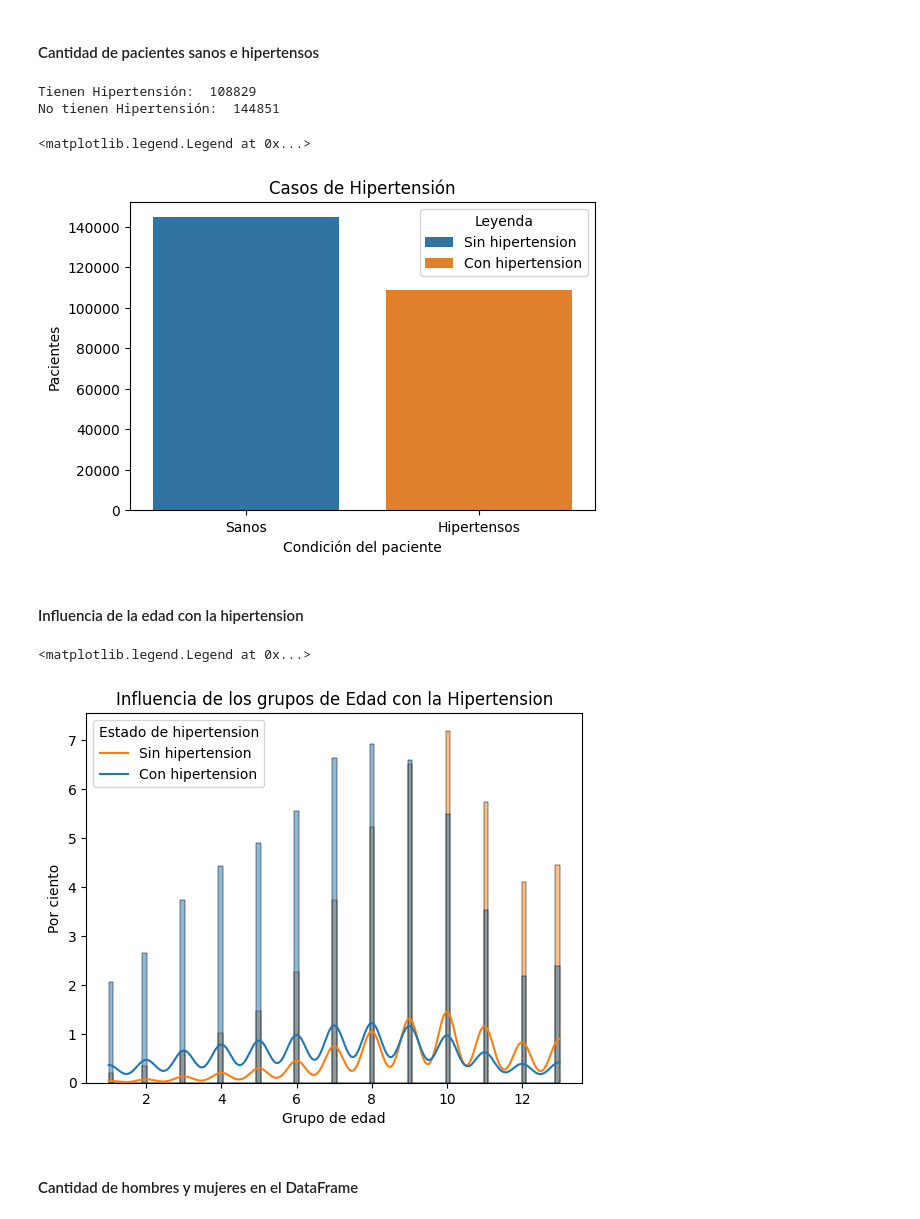
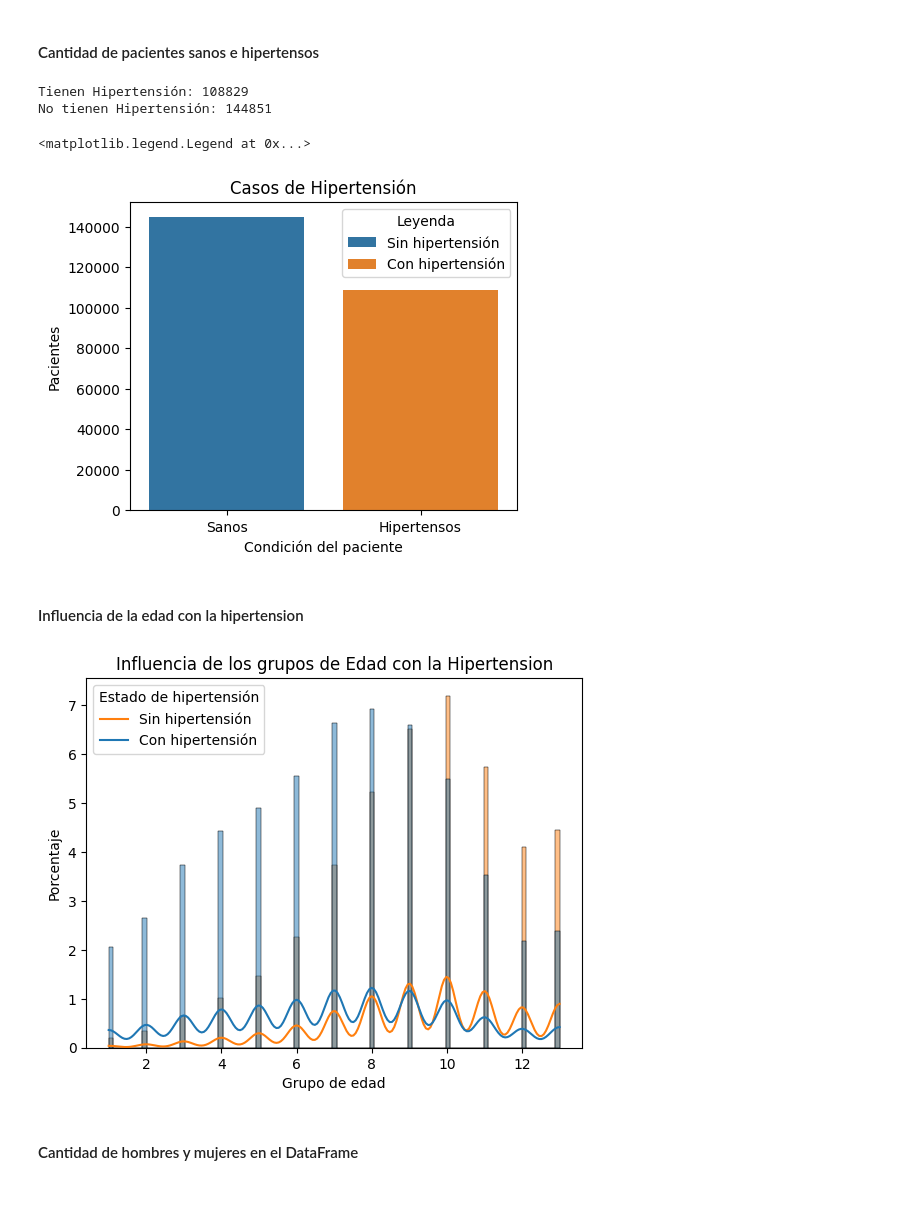
Before and after one commit to GAMM95/PrediHipertension, a Jupyter notebook: dataset/hypertension_model.ipynb, the cells around one changed output. Saved outputs shown, nothing was run; the diff lists cells and outputs as text; code cells hidden in the pictures.

```diff
--- a/dataset/hypertension_model.ipynb
+++ b/dataset/hypertension_model.ipynb
@@ -178,13 +201,18 @@ DF.describe()
 # %%
+# Definir el nuevo orden de las variables
 variables = nuevo_orden
-variables_enteras = ['Age','Sex','GenHlth','MentHlth','PhysHlth','DiffWalk','Fruits','Veggies','Smoker','HvyAlcoholConsump','PhysActivity','HighChol','CholCheck','Diabetes','Stroke','HeartDiseaseorAttack','Hypertension']
+Variables_enteras = ['Age', 'Sex', 'GenHlth', 'MentHlth',
+                     'PhysHlth', 'DiffWalk', 'Fruits',
+                     'Veggies', 'Smoker', 'HvyAlcoholConsump',
+                     'PhysActivity', 'HighChol', 'CholCheck',
+                     'Diabetes', 'Stroke', 'HeartDiseaseorAttack',
+                     'Hypertension']
 variables_decimales = ['BMI']
 
-# Converting features into required datatypes
-DF[variables_enteras] = DF[variables_enteras].astype(np.int8)
-# data types
-DF[variables].dtypes.to_frame(name="Data type")
-# Mostrar la nueva informacion del DataFrame
+# Convertir características a los tipos de datos requeridos
+DF[Variables_enteras] = DF[Variables_enteras].astype(np.int8)
+
+# Mostrar la información del nuevo DataFrame
 DF.info()
 # %% [output]
 <class 'pandas.core.frame.DataFrame'>
@@ -209,19 +261,19 @@ memory usage: 6.0 MB
 # %% [markdown]
 #### Cantidad de pacientes sanos e hipertensos
 # %%
-# Cantidad de pacientes con hipertensión
-print('Tienen Hipertensión: ',DF.Hypertension.value_counts()[1])
-print('No tienen Hipertensión: ', DF.Hypertension.value_counts()[0])
-DF['Hypertension'].value_counts()
+# Cantidad de pacientes con y sin hipertensión
+hypertension_counts = DF['Hypertension'].value_counts()
+print('Tienen Hipertensión:', hypertension_counts[1])
+print('No tienen Hipertensión:', hypertension_counts[0])
 
 # Establece el tamaño de la figura
-plt.figure(figsize=(6, 4))
+plt.figure(figsize=(5, 4))
 
-# Cuadro comparativo de pacientes hipertensos y no hipertensos
-sns.countplot(data=DF,x='Hypertension',hue='Hypertension')
+# Gráfico de barras para comparar pacientes hipertensos y no hipertensos
+sns.countplot(data=DF, x='Hypertension', hue='Hypertension')
 plt.title('Casos de Hipertensión')
 plt.xlabel('Condición del paciente')
 plt.xticks(ticks=[0, 1], labels=['Sanos', 'Hipertensos'])
 plt.ylabel('Pacientes')
-plt.legend(title='Leyenda', labels =['Sin hipertension', 'Con hipertension'])
+plt.legend(title='Leyenda', labels=['Sin hipertensión', 'Con hipertensión'])
 # %% [output]
@@ -230,3 +282,3 @@ No tienen Hipertensión:  144851
 <matplotlib.legend.Legend at 0x...>
-[figure, old version]
+[figure, new version]
 # %% [markdown]
@@ -234,13 +286,19 @@ No tienen Hipertensión:  144851
 # %%
-sns.histplot(data=DF,x='Age',hue='Hypertension',kde=True,stat='percent')
+# Tramar un histograma para visualizar la distribución de la edad con respecto a la hipertensión
+# x='Age' indica la variable de interés que se distribuirá en el histograma
+# hue='Hypertension' permite diferenciar los grupos de hipertensión en el histograma
+# kde=True agrega una estimación de la densidad del núcleo a la trama
+# stat='percent' establece el estadístico para la altura de la barra como porcentaje
+sns.histplot(data=DF, x='Age', hue='Hypertension', kde=True, stat='percent')
 
+# Establecer el título del gráfico
 plt.title('Influencia de los grupos de Edad con la Hipertension')
 plt.xlabel('Grupo de edad')
-plt.ylabel('Por ciento')
-plt.legend(title='Estado de hipertension', labels =['Sin hipertension', 'Con hipertension'])
+plt.ylabel('Porcentaje')
+plt.legend(title='Estado de hipertensión', labels=['Sin hipertensión', 'Con hipertensión'])
+plt.show()
 # %% [output]
-<matplotlib.legend.Legend at 0x...>
-[figure, old version]
+[figure, new version]
 # %% [markdown]
 #### Cantidad de hombres y mujeres en el DataFrame
 # %%
```
Also changed, not shown: parts of 85 cells of this notebook, 4 other files.
